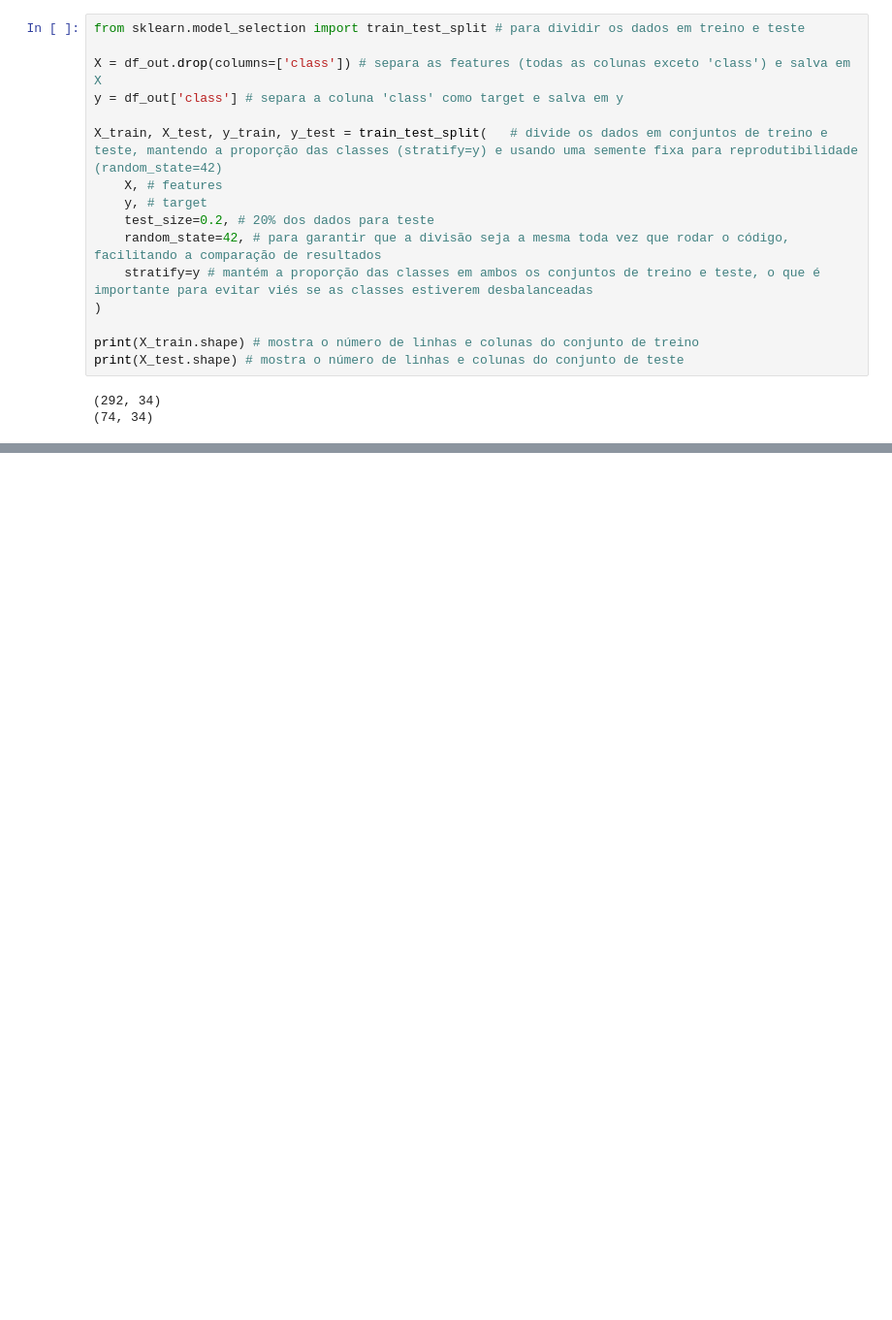
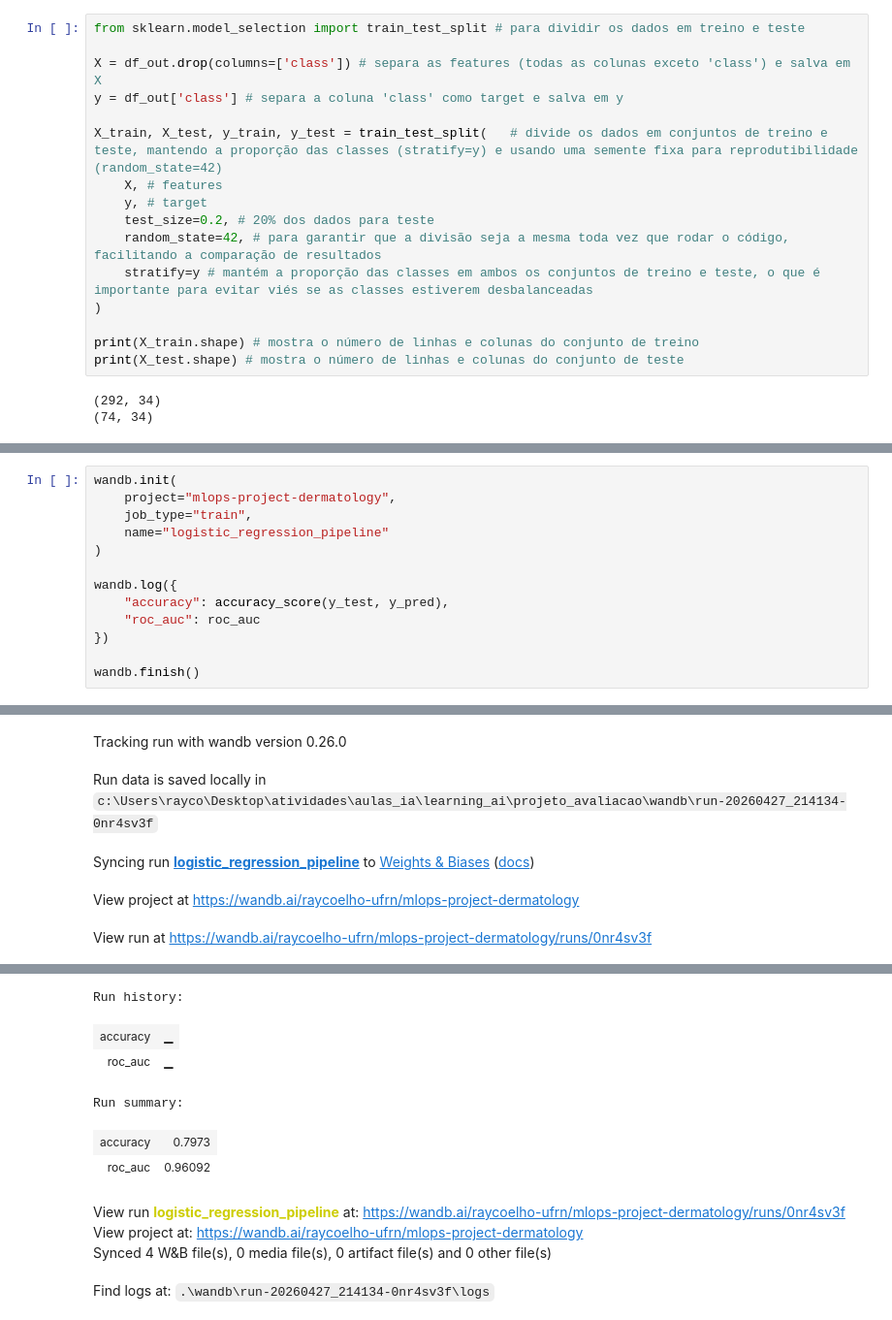
Before and after one commit to rayssacoelho/learning_ai, a Jupyter notebook: projeto_avaliacao/projeto.ipynb, the cells around one changed output, grey strips where cells are left out. Shown at 97% size. Drawn from its saved outputs; the diff is of its cells as text; blank space fills up the shorter version.

```diff
--- a/projeto_avaliacao/projeto.ipynb
+++ b/projeto_avaliacao/projeto.ipynb
@@ -532,0 +659,14 @@ print(X_test.shape) # mostra o número de linhas e colunas do conjunto de teste
+# %%
+wandb.init(
+    project="mlops-project-dermatology",
+    job_type="train",
+    name="logistic_regression_pipeline"
+)
+
+wandb.log({
+    "accuracy": accuracy_score(y_test, y_pred),
+    "roc_auc": roc_auc
+})
+
+wandb.finish()
+# %% [output]
@@ -532,0 +674,5 @@ print(X_test.shape) # mostra o número de linhas e colunas do conjunto de teste
+Tracking run with wandb version 0.26.0
+Run data is saved locally in c:\Users\rayco\Desktop\atividades\aulas_ia\learning_ai\projeto_avaliacao\wandb\run-20260427_214134-0nr4sv3f
+Syncing run logistic_regression_pipeline to Weights & Biases (docs)
+View project at https://wandb.ai/raycoelho-ufrn/mlops-project-dermatology
+View run at https://wandb.ai/raycoelho-ufrn/mlops-project-dermatology/runs/0nr4sv3f
@@ -532,0 +680,10 @@ print(X_test.shape) # mostra o número de linhas e colunas do conjunto de teste
+Run history:
+| accuracy | ▁ |
+| roc_auc | ▁ |
+Run summary:
+| accuracy | 0.7973 |
+| roc_auc | 0.96092 |
+View run logistic_regression_pipeline at: https://wandb.ai/raycoelho-ufrn/mlops-project-dermatology/runs/0nr4sv3f
+View project at: https://wandb.ai/raycoelho-ufrn/mlops-project-dermatology
+Synced 4 W&B file(s), 0 media file(s), 0 artifact file(s) and 0 other file(s)
+Find logs at: .\wandb\run-20260427_214134-0nr4sv3f\logs
```
Also changed, not shown: parts of 15 cells of this notebook, 5 other files.
